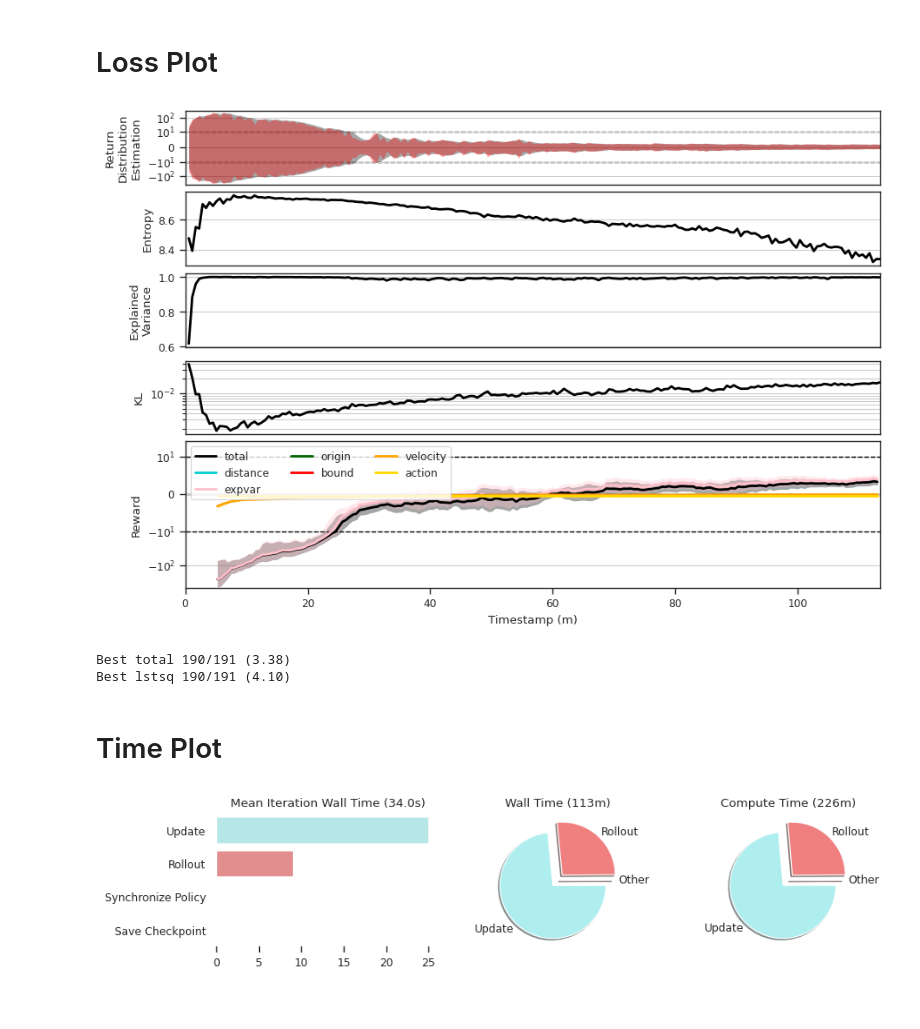
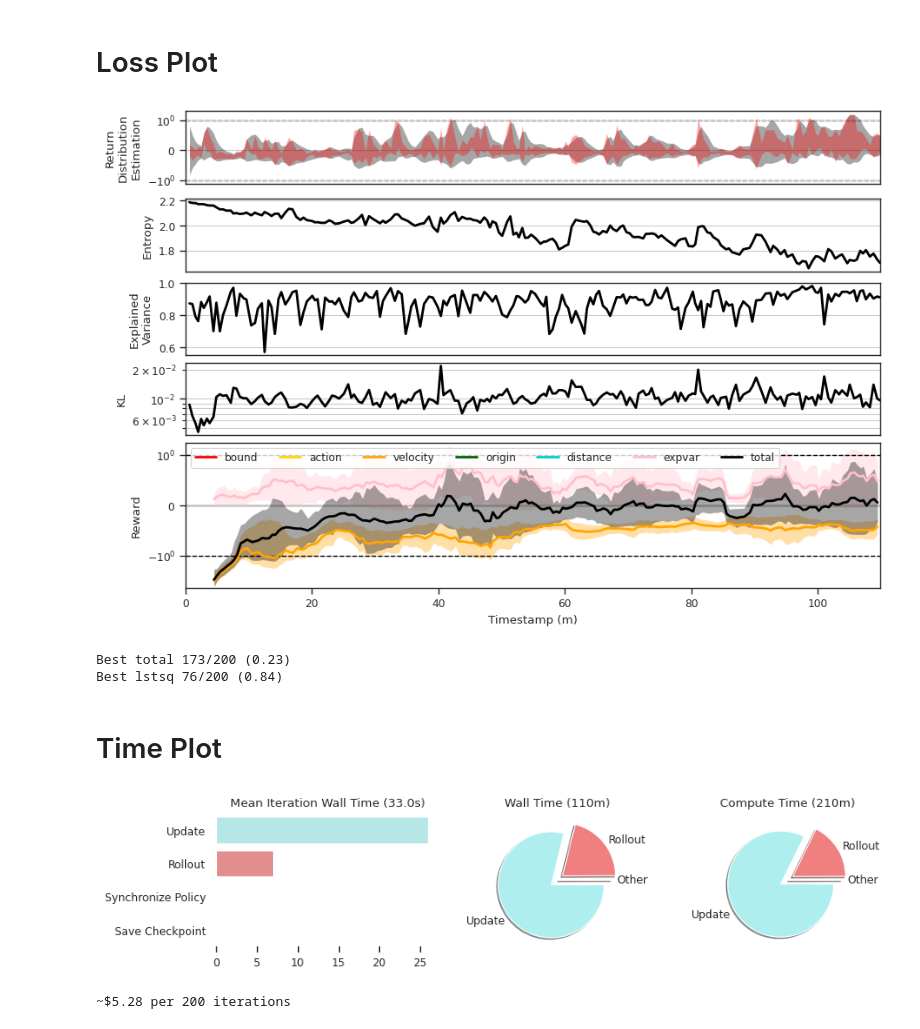
Before and after one commit to Oafish1/CellTRIP, a Jupyter notebook: scripts/runtime.ipynb, the cells around one changed output. Cells and saved outputs as stored; diff of their text form; code cells hidden in the pictures.

Commit message:
Friction, extra dataset runs, lstsq environment reward, parameter tuning, config changes, node feature padding option, ministeps in update

```diff
--- a/scripts/runtime.ipynb
+++ b/scripts/runtime.ipynb
@@ -98,10 +98,22 @@ log_list = [
     # 's3://nkalafut-celltrip/logs/scglue-32.log',  # Same, but with one modality and 32 dims
     # 's3://nkalafut-celltrip/logs/scglue-both-new.log',  # Same, with noise, 8 dims, 1e-3 entropy, new lstsq rew
     # 's3://nkalafut-celltrip/logs/merfish-new.log',  # Same, but with merfish and no noise
-    's3://nkalafut-celltrip/logs/scmultisim.log',  # Now scMultisim
+    # 's3://nkalafut-celltrip/logs/scmultisim.log',  # Now scMultisim
     # 's3://nkalafut-celltrip/logs/flysta3d.log',  # Now flysta
-    # 's3://nkalafut-celltrip/logs/temporalbrain.log',  # Now temporalbrain
-    # TODO: Deal with residual movement
+    # 's3://nkalafut-celltrip/logs/flysta3d-square.log',  # Same, but with squared vel added to pos
+    # 's3://nkalafut-celltrip/logs/flysta3d-square-cont.log',  # Continued
+    # 's3://nkalafut-celltrip/logs/flysta3d-square-big.log',  # 2M buffer, shrunk target by 4x
+    # 's3://nkalafut-celltrip/logs/flysta3d-square-big-expand.log',  # Reg buffer, expand original target by 8x
+    # 's3://nkalafut-celltrip/logs/flysta3d-square-big-expand-2.log',  # Expand original target by 3x
+    # 's3://nkalafut-celltrip/logs/flysta3d-bias-noscale.log',  # No expansion, bias added to env lstsq
+    # 's3://nkalafut-celltrip/logs/flysta3d-bias-noscale-cont.log',  # Continued
+    # 's3://nkalafut-celltrip/logs/flysta3d-bias-noscale-big.log',  # Medium model, gamma .99 -> .995, no norms for lstsq, no action loss
+    # 's3://nkalafut-celltrip/logs/flysta3d-bias-noscale-big-1.log',  # Same, but with target var 1 by lstsq reward
+    # 's3://nkalafut-celltrip/logs/flysta3d-bias-noscale-small.log',  # Barebones model, friction, no lstsq norm
+    # 's3://nkalafut-celltrip/logs/flysta3d-nofric-constvel.log',  # No friction, velocity penalty constant, not relative
+    's3://nkalafut-celltrip/logs/temporalbrain.log',  # Now temporalbrain
+    # TODO: Holdout on particular partitions
+    # TODO: Maybe change args to per-gpu
     # TODO: Analyze spectral domain and eigenvectors of each dim
     # TODO: Add more memory to head node
     # TODO: Save best checkpoint on s3 always, then just use that
@@ -213,13 +229,11 @@ use_smooth = True
 only_ends = False
 omit_zero = True
 symlog = True
-linthresh = 1e1
+linthresh = 1e0
 
 # Melt functions
 def melt_rewards_rollout(df):
-    df = df[[
-        'Timestamp', 'Reward', 'distance', 'expvar', 'origin',
-        'bound', 'velocity', 'action']].rename(
+    df = df[['Timestamp', 'bound', 'action', 'velocity', 'origin', 'distance', 'expvar', 'Reward']].rename(
             columns={'Reward': 'total'}
         ).melt(
             id_vars='Timestamp', var_name='Reward',
@@ -368,38 +382,38 @@ for i, r in event_filter(df_records, 'Advance Stage').iterrows():
 ax_loss.set(xlabel='Timestamp (m)', ylabel='Reward')
 ax_loss.set_xlim(left=0, right=np.max([span_dict_squashed[k][-1][1] for k in span_dict]))
 if symlog:
     ax_loss.set_yscale('symlog', base=10, linthresh=linthresh)
     for s in (-1, 1): ax_loss.axhline(y=s*linthresh, color='black', lw=1, ls='--', zorder=1.1)
 ax_loss.axhline(y=0, color='black', lw=1, ls='-', zorder=.2)
 # for k in span_dict_squashed.keys():
 #     if k not in event_colors: continue
 #     for xmin, xmax in span_dict_squashed[k]: ax_loss.axvspan(xmin, xmax, color=event_colors[k], alpha=.3, lw=0, zorder=.1)
 # import matplotlib as mpl
 # ax_loss.yaxis.set_major_formatter(mpl.ticker.ScalarFormatter())
 # ticks = [-10, -4, -2, 0, 2, 4, 10]
 # ax_loss.set(yticks=ticks, yticklabels=ticks)
 ax_loss.grid(axis='y', which='both', visible=True)
-ax_loss.legend(loc='upper left', ncols=3)
+ax_loss.legend(loc='upper left', ncols=7)
 
 # Early stopping based on KL (MAYBE DO BASED ON LOG STD, KL, AND RWD?)
 count = 0; es_timestep = None; lapses = 5; es_threshold = 1e-3; min_updates = 500
 for i, r in group_policy(event_filter(df_records, 'Update')).iterrows():
     if i < min_updates: continue
     count = count + 1 if r['KL'] < es_threshold else 0
     if count >= lapses:
         es_timestep = r['Timestamp']
         break
 if es_timestep is not None: ax_loss.axvline(x=es_timestep, ls=':', color='red')
 # ax_kl.axhline(y=es_threshold, ls='--', lw=1, color='red')
 
 # Display
 # ax1.axhline(y=.03)
 fig.show()
 # %% [output]
-[figure, old version]
+[figure, new version]
 # %%
 try:
-    smoothed = smooth(df_mean.loc[df_mean['Reward']=='total', 'Value']).dropna().reset_index(drop=True)
+    smoothed = smooth(df_mean.loc[df_mean['Reward']=='total', 'Value']).reset_index(drop=True)
     num_iters = smoothed.shape[0]
     best_iter = smoothed.index[smoothed.argmax()]
     best_score = smoothed.loc[best_iter]
@@ -408,14 +422,14 @@ try:
     # best_iter = smoothed.index[smoothed.argmax()]
     # best_score = smoothed.loc[best_iter]
     # print(f'Best dist {best_iter+1}/{num_iters} ({best_score:.2f})')
-    smoothed = smooth(df_mean.loc[df_mean['Reward']=='expvar', 'Value']).dropna().reset_index(drop=True)
+    smoothed = smooth(df_mean.loc[df_mean['Reward']=='expvar', 'Value']).reset_index(drop=True)
     best_iter = smoothed.index[smoothed.argmax()]
     best_score = smoothed.loc[best_iter]
     print(f'Best lstsq {best_iter+1}/{num_iters} ({best_score:.2f})')
 except: pass
 # %% [output]
-Best total 190/191 (3.38)
-Best lstsq 190/191 (4.10)
+Best total 173/200 (0.23)
+Best lstsq 76/200 (0.84)
 # %% [markdown]
 # Time Plot
 # %%
@@ -470,7 +484,15 @@ ax3.tick_params(axis='y', which='major', left=False)
 # ax3.set_yticks([])
 fig.show()
 # %% [output]
-[figure, old version]
+[figure, new version]
+# %%
+rate_per_hour = 1.5
+num_iters = 200
+comptime_per_iter = df_comptime['Mean Time'].sum() / 60**2
+estimation = num_iters * rate_per_hour * comptime_per_iter
+print(f'~${estimation:.2f} per {num_iters} iterations')
+# %% [output]
+~$5.28 per 200 iterations
 # %%
 # # Format
 # df_rollout = group_policy(event_filter(df_records, 'Rollout'), agg='mean')
```
Also changed, not shown: parts of 3 cells of this notebook, 24 other files.
